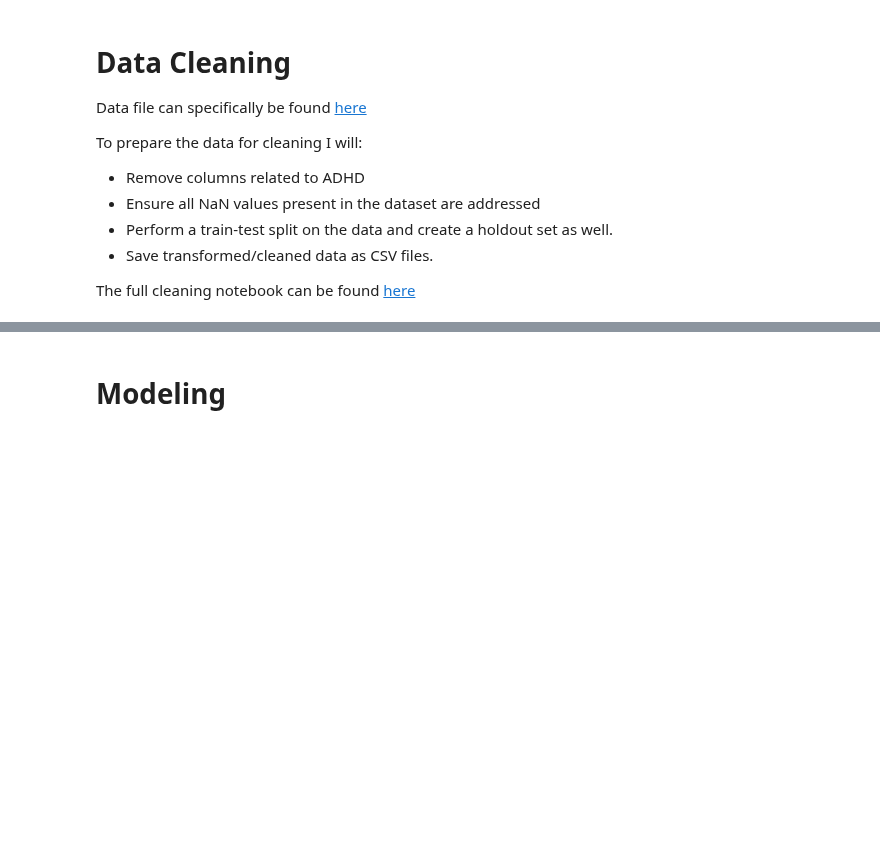
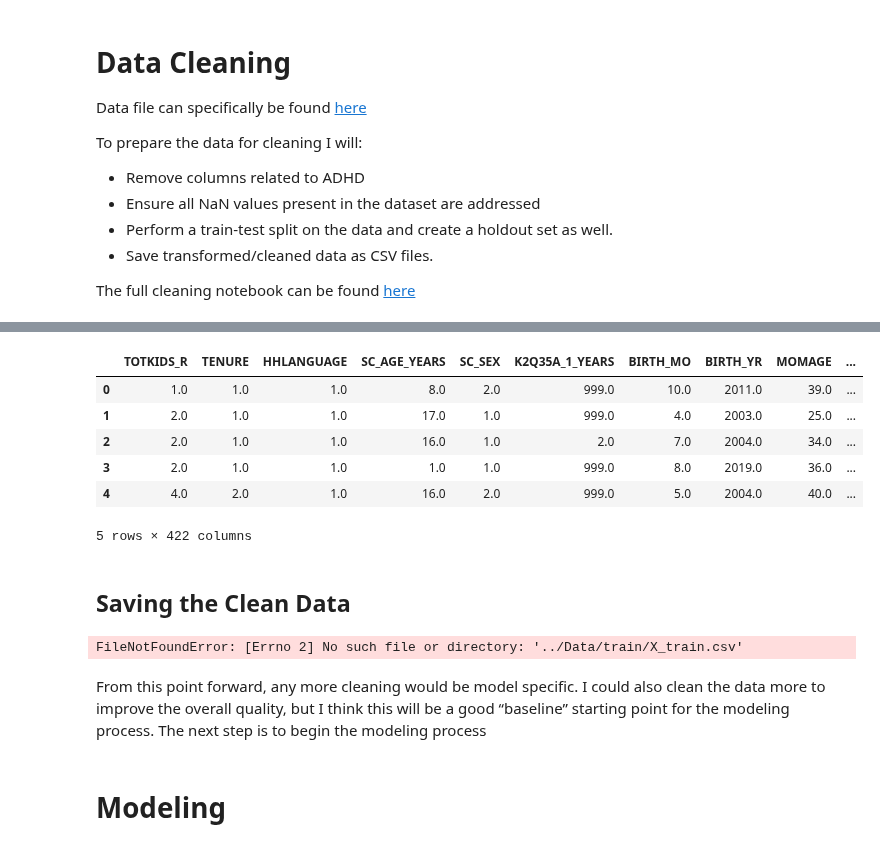
Before and after one commit to austint1121/Undiagnosed-ADHD-Identification, a Jupyter notebook: Undiagnosed-ADHD-Classification.ipynb, the cells around one changed output, grey strips where cells are left out. Cells and saved outputs as stored; diff of their text form; code cells hidden in the pictures; blank space fills up the shorter version.

Commit message:
Completed "Data cleaning" section

```diff
--- a/Undiagnosed-ADHD-Classification.ipynb
+++ b/Undiagnosed-ADHD-Classification.ipynb
@@ -304,0 +309,6 @@ The full cleaning notebook can be found [here](/Notebooks/Data_Cleaning.ipynb)
+# %%
+# reloading data into pandas dateframe to undo any previous changes.
+nsch = pd.read_sas('Data/nsch_2020_topical_SAS/nsch_2020_topical.sas7bdat')
+
+# Visually checking successful loading of dataframe
+nsch.head()
@@ -304,0 +370,9 @@ The full cleaning notebook can be found [here](/Notebooks/Data_Cleaning.ipynb)
+# %%
+# Dictionary for replacement
+testing = {2: 0, 1: 1}
+
+# Preforming replacement
+target = target.replace(testing)
+
+# Visually confirming expected change
+target.value_counts()
@@ -304,0 +418,5 @@ The full cleaning notebook can be found [here](/Notebooks/Data_Cleaning.ipynb)
+# %%
+# Dropping object columns
+dropped_final = dropped_adhd.drop(columns=['FIPSST', 'STRATUM', 'HHID', 'FORMTYPE'])
+# Confirming expected column count
+dropped_final.info()
@@ -304,0 +432,11 @@ The full cleaning notebook can be found [here](/Notebooks/Data_Cleaning.ipynb)
+# %%
+# Split into train and test sets
+X_train, X_test, y_train, y_test = train_test_split(dropped_final, target, random_state=15, stratify=target)
+
+# Split test into a testing and final holdout/validation set
+X_test, X_val, y_test, y_val = train_test_split(X_test, y_test, random_state=15, stratify=y_test)
+
+# Printing total rows in each set
+print(f'Training set is {len(X_train)} entries')
+print(f'Testing set is {len(X_test)} entries')
+print(f'Validation set is {len(X_val)} entries')
@@ -304,0 +461,19 @@ The full cleaning notebook can be found [here](/Notebooks/Data_Cleaning.ipynb)
+# %%
+# Simple Imputer filling values with something that vill obviously be a nan value, in this case, 999
+SI_imputer = SimpleImputer(strategy='constant', fill_value=999)
+# Fitting the imputer to training data / transforming the training data
+transformed_X_train = SI_imputer.fit_transform(X_train, y_train)
+
+# Creating a dataframe and re-adding the column names to the data
+transformed_X_train = pd.DataFrame(transformed_X_train, columns=X_train.columns)
+
+# Visually confirming transformation
+transformed_X_train.head()
+# %% [output]
+|  | TOTKIDS_R | TENURE | HHLANGUAGE | SC_AGE_YEARS | SC_SEX | K2Q35A_1_YEARS | BIRTH_MO | BIRTH_YR | MOMAGE | ... |
+| 0 | 1.0 | 1.0 | 1.0 | 8.0 | 2.0 | 999.0 | 10.0 | 2011.0 | 39.0 | ... |
+| 1 | 2.0 | 1.0 | 1.0 | 17.0 | 1.0 | 999.0 | 4.0 | 2003.0 | 25.0 | ... |
+| 2 | 2.0 | 1.0 | 1.0 | 16.0 | 1.0 | 2.0 | 7.0 | 2004.0 | 34.0 | ... |
+| 3 | 2.0 | 1.0 | 1.0 | 1.0 | 1.0 | 999.0 | 8.0 | 2019.0 | 36.0 | ... |
+| 4 | 4.0 | 2.0 | 1.0 | 16.0 | 2.0 | 999.0 | 5.0 | 2004.0 | 40.0 | ... |
+5 rows × 422 columns
@@ -305,3 +492,23 @@ The full cleaning notebook can be found [here](/Notebooks/Data_Cleaning.ipynb)
+# %% [markdown]
+## Saving the Clean Data
+# %%
+# Saving the transformed dataframes
+
+# Training Data
+transformed_X_train.to_csv('Data/train/X_train.csv')
+y_train.to_csv('Data/train/y_train.csv')
+
+# Testing Data
+transformed_X_test.to_csv('Data/test/X_test.csv')
+y_test.to_csv('Data/test/y_test.csv')
+
+# Validation Data
+transformed_X_val.to_csv('Data/val/X_val.csv')
+y_val.to_csv('Data/val/y_val.csv')
+# %% [output]
+FileNotFoundError: [Errno 2] No such file or directory: '../Data/train/X_train.csv'
+# %% [markdown]
+From this point forward, any more cleaning would be model specific. I could also clean the data more to improve the overall quality, but I think this will be a good “baseline” starting point for the modeling process. The next step is to begin the modeling process
 # %% [markdown]
 # Modeling
 # %% [markdown]
```
Also changed, not shown: parts of 16 cells of this notebook.
